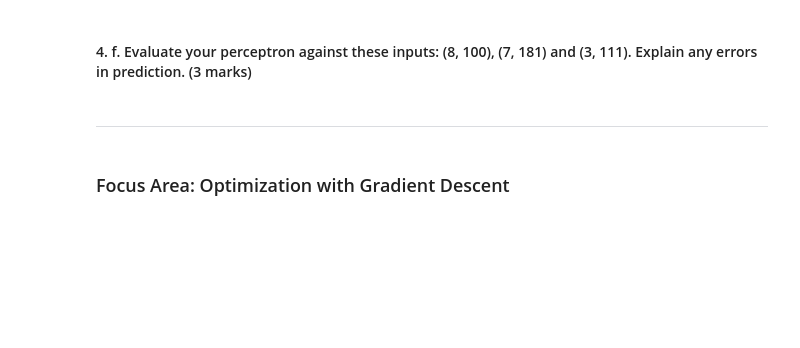
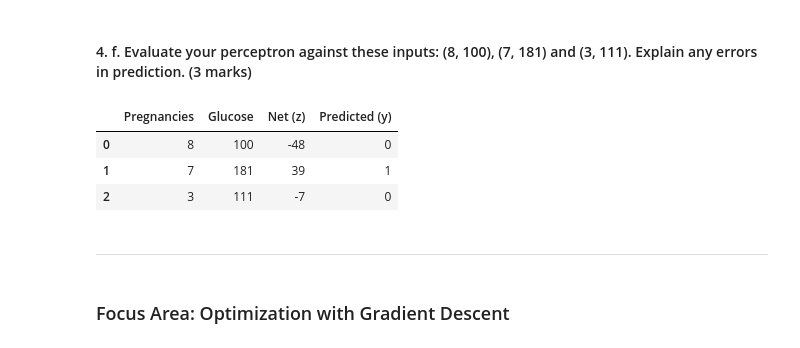
Before and after one commit to theForce-droid/AIandDeepLearning, a Jupyter notebook: AIDL_Grp2.ipynb, the cells around one changed output. Cells and saved outputs as stored; diff of their text form; code cells hidden in the pictures; blank space fills up the shorter version.

```diff
--- a/AIDL_Grp2.ipynb
+++ b/AIDL_Grp2.ipynb
@@ -898,5 +945,31 @@ plt.show()
 # %% [markdown]
 #### 4. f.	Evaluate your perceptron against these inputs: (8, 100), (7, 181) and (3, 111). Explain any errors in prediction. (3 marks)
+# %%
+import numpy as np
+import pandas as pd
+
+# Define perceptron
+def perceptron(x1, x2):
+    z = -6*x1 + 1*x2 - 100
+    y = 1 if z >= 0 else 0
+    return z, y
+
+# Test inputs
+inputs = [(8, 100), (7, 181), (3, 111)]
+results = []
+
+for (x1, x2) in inputs:
+    z, y = perceptron(x1, x2)
+    results.append({'Pregnancies': x1, 'Glucose': x2, 'Net (z)': z, 'Predicted (y)': y})
+
+# Display results
+df_results = pd.DataFrame(results)
+display(df_results)
+# %% [output]
+|  | Pregnancies | Glucose | Net (z) | Predicted (y) |
+| 0 | 8 | 100 | -48 | 0 |
+| 1 | 7 | 181 | 39 | 1 |
+| 2 | 3 | 111 | -7 | 0 |
 # %% [markdown]
 ---
 # %% [markdown]
```
Also changed, not shown: parts of 2 cells of this notebook.
